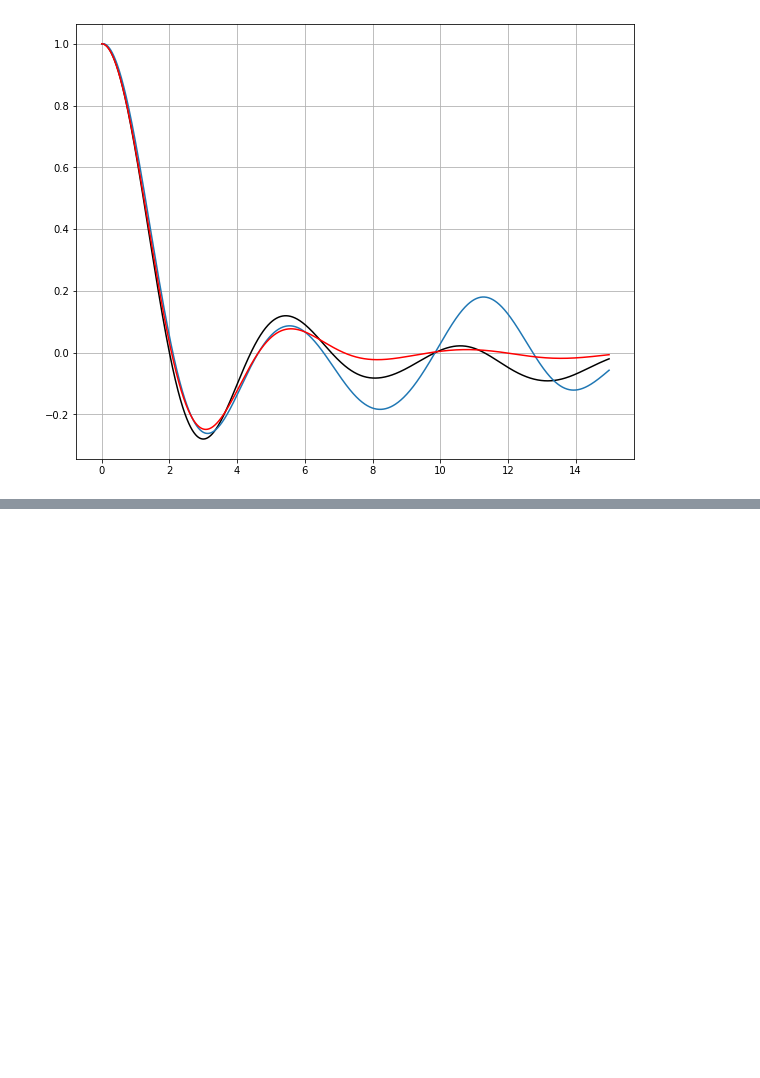
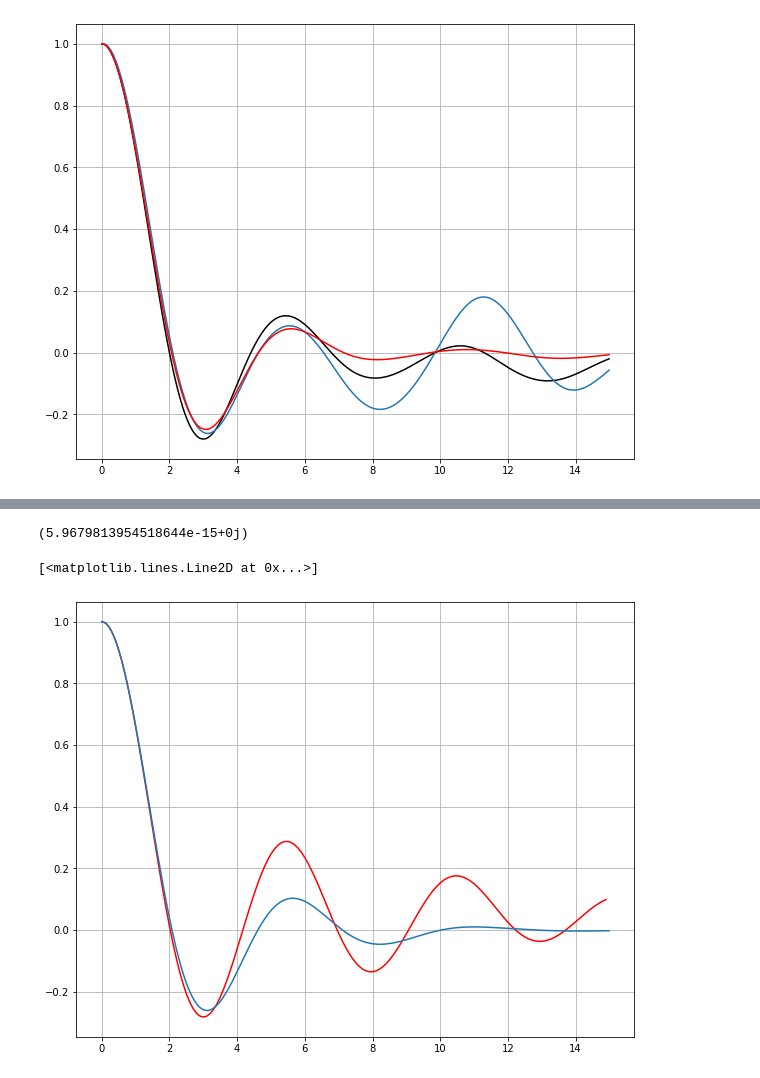
Before and after one commit to kirpar/Numerical-calculations-in-quantum-physics, a Jupyter notebook: Spins_chain.ipynb, the cells around one changed output, grey strips where cells are left out. Drawn from its saved outputs; the diff is of its cells as text; code cells hidden in the pictures; blank space fills up the shorter version.

```diff
--- a/Spins_chain.ipynb
+++ b/Spins_chain.ipynb
@@ -407,0 +490,32 @@ plt.plot(D_i)
+# %%
+(Hamiltonian @ eigenvectors[:, 0] - eigenvectors[:, 0] * eigenvalues[0]).sum()
+# %% [output]
+(5.9679813954518644e-15+0j)
+# %%
+dif_matrix = []
+for i in range(len(eigenvalues)):
+    dif_matrix.append(eigenvalues[i] - eigenvalues)
+# %%
+M_x = np.array([np.kron(np.eye(2 ** (spins - i - 1)), np.kron(sigma_x(), np.eye(2 ** i))) for i in range(spins)]).sum(axis=0)
+# %%
+M_m_j = np.transpose(eigenvectors) @ M_x @ eigenvectors
+# %%
+fid = []
+discr = 0.1
+time_len = 15
+time = [discr * i for i in range(int(time_len / discr))]
+
+for t in time:
+    fid.append((M_m_j * np.transpose(M_m_j) * np.cos(np.array(dif_matrix) * t)).sum())
+
+fid = np.array(fid) / fid[0]
+# %%
+fig = plt.figure(figsize=(10,8))
+plt.grid()
+plt.plot(time, fid, color='r')
+
+t = [i * problem.discretization for i in range(len(F))]
+plt.plot(t, F)
+# %% [output]
+[<matplotlib.lines.Line2D at 0x...>]
+[figure, added]
```
Also changed, not shown: parts of 14 cells of this notebook.
